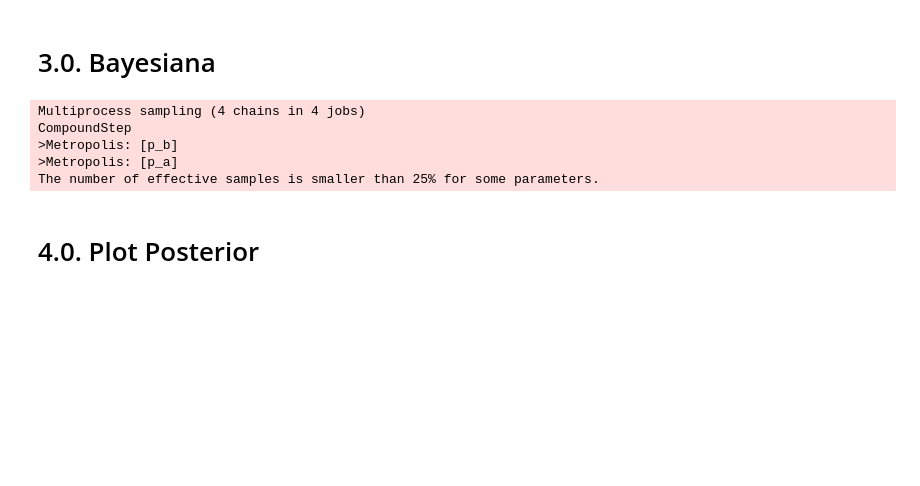
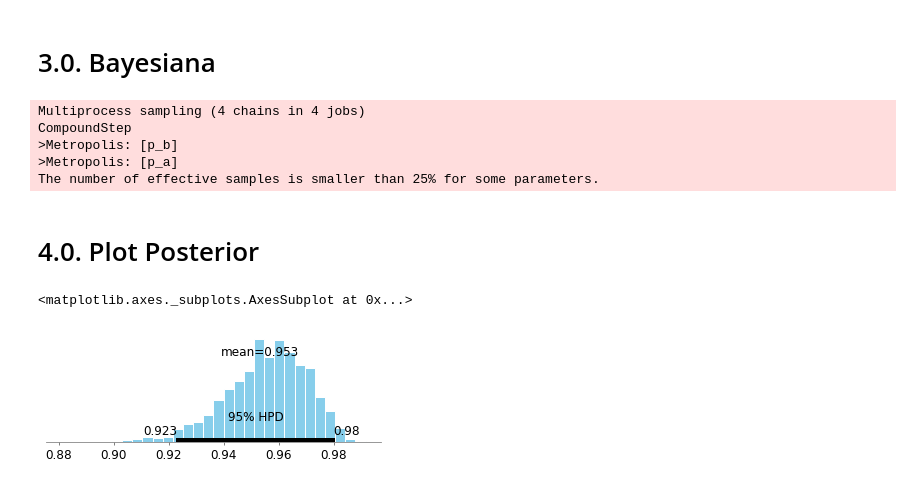
Before and after one commit to cidones/data-science-training, a Jupyter notebook: test.ipynb, the cells around one changed output. Cells and saved outputs as stored; diff of their text form; code cells hidden in the pictures; blank space fills up the shorter version.

Commit message:
Posteriori

```diff
--- a/test.ipynb
+++ b/test.ipynb
@@ -66,3 +66,8 @@ CompoundStep
 The number of effective samples is smaller than 25% for some parameters.
 # %% [markdown]
 # 4.0. Plot Posterior
+# %%
+pm.plot_posterior( trace['p_a'])
+# %% [output]
+<matplotlib.axes._subplots.AxesSubplot at 0x...>
+[figure, added]
```
Also changed, not shown: parts of 2 cells of this notebook.
